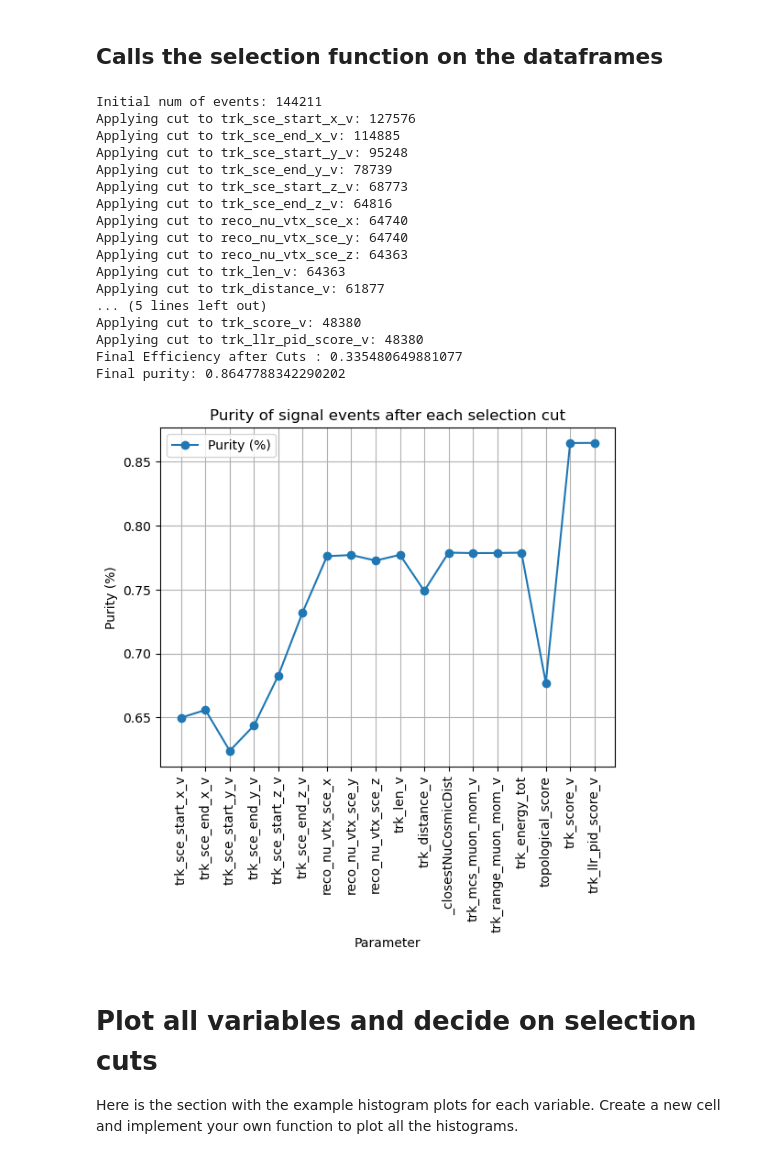
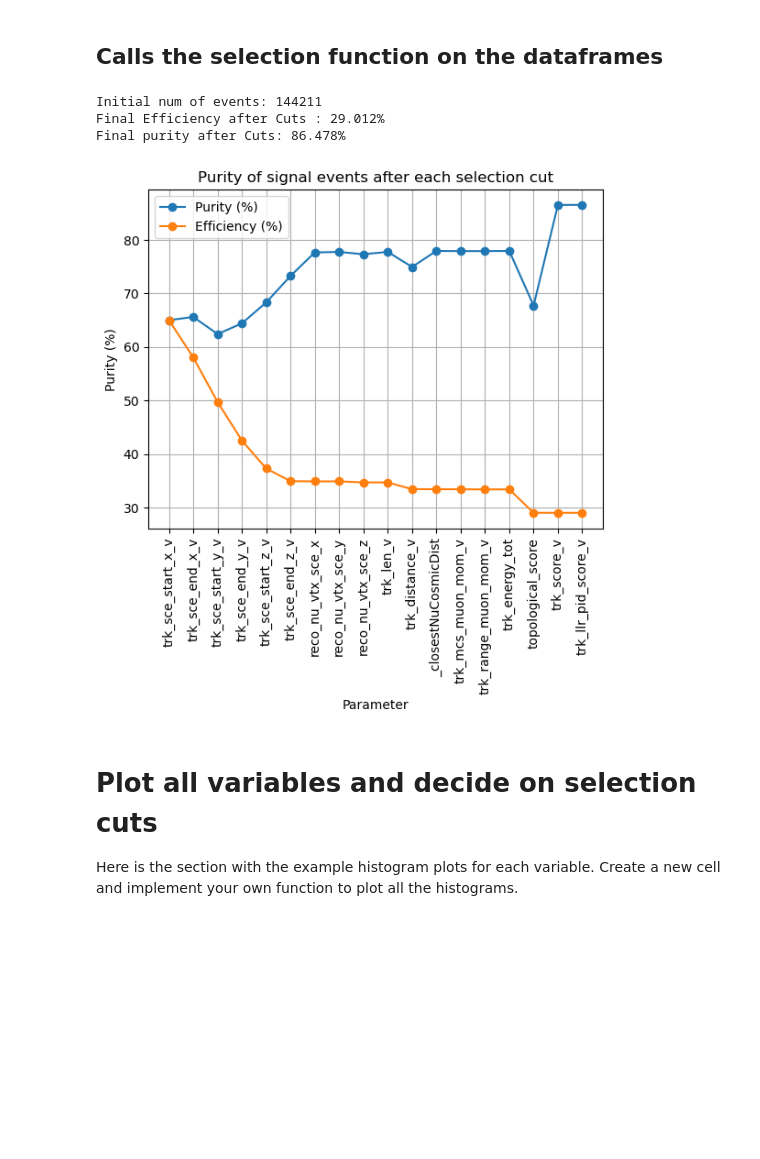
Before and after one commit to chendurshr/MicroBooNE-sem6, a Jupyter notebook: MainAnalysis_template.ipynb, the cells around one changed output. Saved outputs shown, nothing was run; the diff lists cells and outputs as text; code cells hidden in the pictures; blank space fills up the shorter version.

```diff
--- a/MainAnalysis_template.ipynb
+++ b/MainAnalysis_template.ipynb
@@ -373,77 +377,69 @@ cut_ranges = {
     'trk_sce_start_z_v': (z_fiducual_lower, z_fiducual_upper), #7
     'trk_sce_end_z_v': (z_fiducual_lower, z_fiducual_upper), #1
 
-    'reco_nu_vtx_sce_x': (10, 250), #5
-    'reco_nu_vtx_sce_y': (-115, 115), #12
-    'reco_nu_vtx_sce_z': (100, 900), #17
-    'trk_len_v': (0, 1000), #18
-    'trk_distance_v': (0, 70), #2
+    'reco_nu_vtx_sce_x': (10, 250),
+    'reco_nu_vtx_sce_y': (-115, 115),
+    'reco_nu_vtx_sce_z': (100, 900),
+    'trk_len_v': (0, 1000),
+    'trk_distance_v': (0, 70),
 
-    '_closestNuCosmicDist': (0, 700), #6
-    'trk_mcs_muon_mom_v': (0, 1.5), #8
-    'trk_range_muon_mom_v': (0, 1.5), #13
+    '_closestNuCosmicDist': (0, 700),
+    'trk_mcs_muon_mom_v': (0, 1.5),
+    'trk_range_muon_mom_v': (0, 1.5),
 
-    'trk_energy_tot': (0, 2), #11
+    'trk_energy_tot': (0, 2),
 
-    'topological_score': (0.2, 1.5), #10
-    'trk_score_v': (0, 1.5), #15
-    'trk_llr_pid_score_v': (-1, 1), #16
+    'topological_score': (0.2, 1.5),
+    'trk_score_v': (0, 1.5),
+    'trk_llr_pid_score_v': (-1, 1)
 
 
 }
 
 MC_CUT_PURITY = []
+MC_CUT_EFFICIENCY = []
+
 intial_num_mc_data = len(MC_EXT_CUT)
 print(f"Initial num of events: {intial_num_mc_data}")
 for param, (low, high) in cut_ranges.items():
     curr_len_MC = len(MC_EXT_CUT)
     curr_len_DATA = len(DATA_CUT)
     MC_EXT_CUT = Selections(MC_EXT_CUT, param, low, high)
     DATA_CUT = Selections(DATA_CUT, param, low, high)
-    print(f"Applying cut to {param}: {len(MC_EXT_CUT)}")
+  #  print(f"Applying cut to {param}: {(MC_EXT_CUT['category'] == 21).sum()*100/intial_num_mc_data:.3f}% Efficiency")
     OSC_DATA_CUT = Selections(OSC_DATA_CUT, param, low, high)
-    MC_CUT_PURITY.append(len(MC_EXT_CUT[MC_EXT_CUT.category == 21]) / curr_len_MC)
+    MC_CUT_PURITY.append(len(MC_EXT_CUT[MC_EXT_CUT.category == 21]) *100 / curr_len_MC)
+    MC_CUT_EFFICIENCY.append(len(MC_EXT_CUT[MC_EXT_CUT.category == 21]) *100 / intial_num_mc_data)
+
 
 num_cuts = range(1, len(cut_ranges) + 1)
 fig, ax = plt.subplots()
 ax.plot(num_cuts, MC_CUT_PURITY, marker='o')
+ax.plot(num_cuts, MC_CUT_EFFICIENCY, marker='o')
+
 ax.set_xticks(num_cuts)
 ax.set_xticklabels(list(cut_ranges.keys()), rotation = 90)
 ax.grid(True)
 ax.set_xlabel("Parameter")
 ax.set_ylabel("Purity (%)")
 ax.set_title("Purity of signal events after each selection cut")
-ax.legend(["Purity (%)"])
+ax.legend(["Purity (%)", "Efficiency (%)"])
 
 
-CUT_EFFICIENCY = len(MC_EXT_CUT)/ intial_num_mc_data
-print(f"Final Efficiency after Cuts : {CUT_EFFICIENCY}")
+CUT_EFFICIENCY = (MC_EXT_CUT['category'] == 21).sum()*100/ intial_num_mc_data
+print(f"Final Efficiency after Cuts : {CUT_EFFICIENCY:.3f}%")
 event_count = (MC_EXT_CUT['category'] == 21).sum()
 PURITY = event_count / len(MC_EXT_CUT)
-print(f"Final purity: {PURITY}")
+print(f"Final purity after Cuts: {PURITY*100:.3f}%")
 
 MC_EXT_OSC = MC_EXT_CUT.copy()
 MB_DATA = DATA_CUT.copy()
 PRE_OSC_MC_DATA = OSC_DATA_CUT.copy()
 # %% [output]
 Initial num of events: 144211
-Applying cut to trk_sce_start_x_v: 127576
-Applying cut to trk_sce_end_x_v: 114885
-Applying cut to trk_sce_start_y_v: 95248
-Applying cut to trk_sce_end_y_v: 78739
-Applying cut to trk_sce_start_z_v: 68773
-Applying cut to trk_sce_end_z_v: 64816
-Applying cut to reco_nu_vtx_sce_x: 64740
-Applying cut to reco_nu_vtx_sce_y: 64740
-Applying cut to reco_nu_vtx_sce_z: 64363
-Applying cut to trk_len_v: 64363
-Applying cut to trk_distance_v: 61877
-... (5 lines left out)
-Applying cut to trk_score_v: 48380
-Applying cut to trk_llr_pid_score_v: 48380
-Final Efficiency after Cuts : 0.335480649881077
-Final purity: 0.8647788342290202
+Final Efficiency after Cuts : 29.012%
+Final purity after Cuts: 86.478%
-[figure, old version]
+[figure, new version]
 # %% [markdown]
 # Plot all variables and decide on selection cuts
 Here is the section with the example histogram plots for each variable. Create a new cell and implement your own function to plot all the histograms.
```
Also changed, not shown: parts of 21 cells of this notebook.
